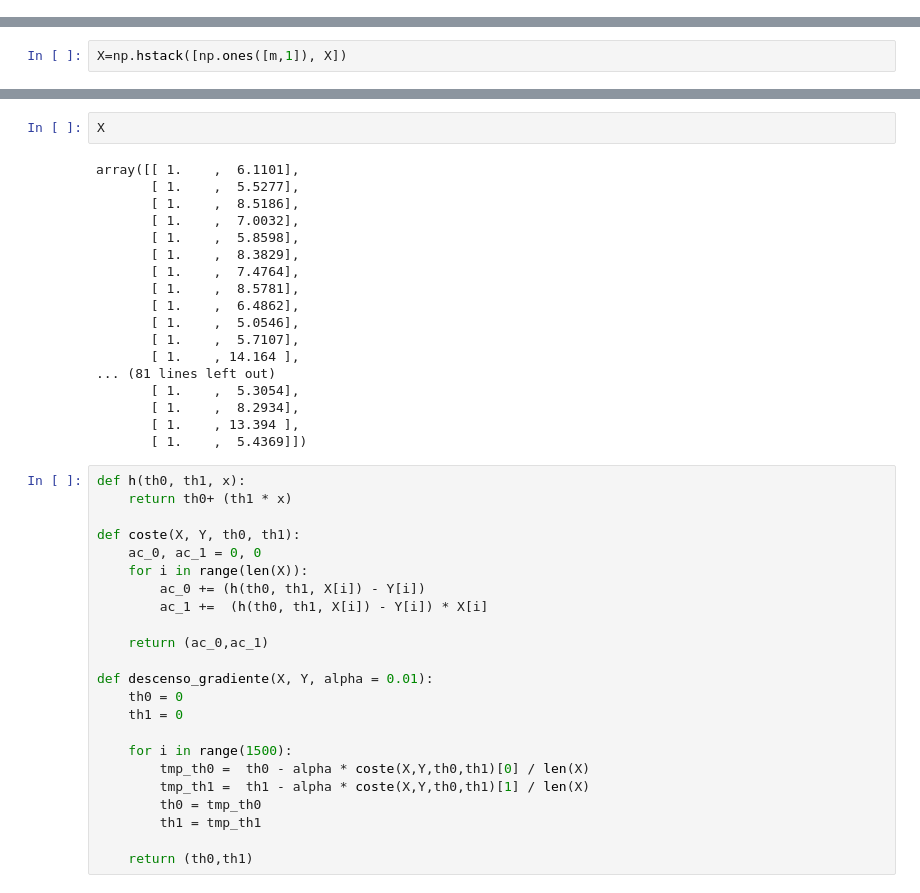
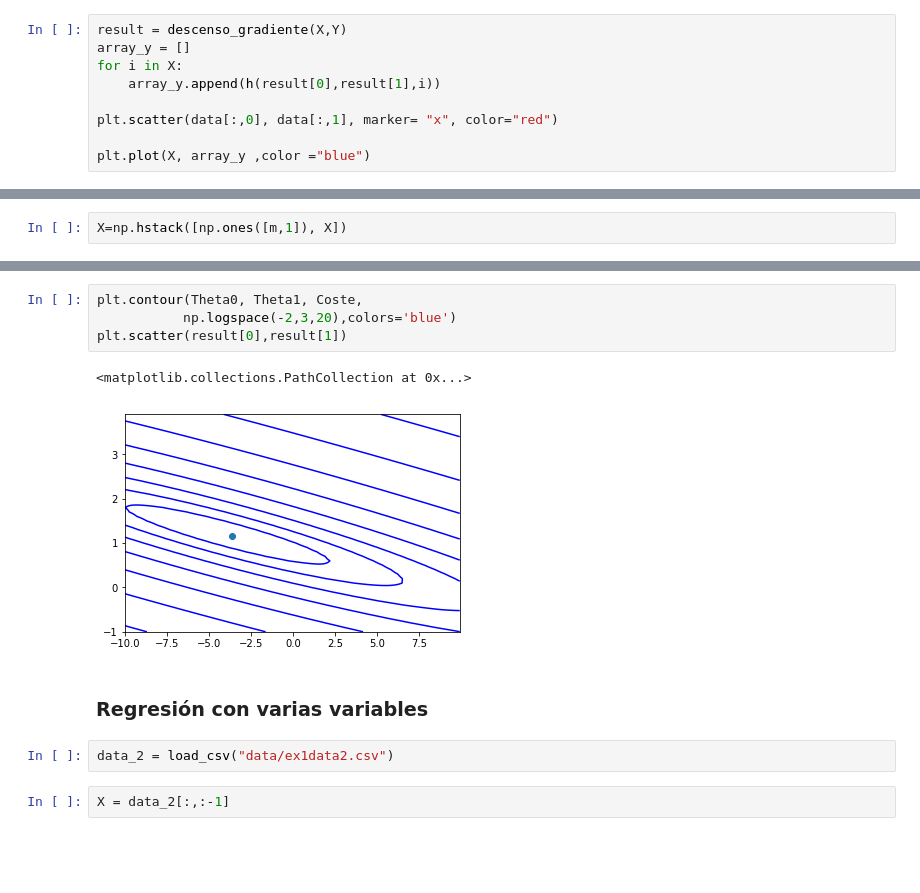
Before and after one commit to manumonforte/AA, a Jupyter notebook: Practice1/Practice1.ipynb, the cells around one changed output, grey strips where cells are left out. Saved outputs shown, nothing was run; the diff lists cells and outputs as text; blank space fills up the shorter version.

```diff
--- a/Practice1/Practice1.ipynb
+++ b/Practice1/Practice1.ipynb
@@ -72,0 +119,9 @@ n = np.shape(X)[1]
+# %%
+result = descenso_gradiente(X,Y)
+array_y = []
+for i in X:
+    array_y.append(h(result[0],result[1],i))
+
+plt.scatter(data[:,0], data[:,1], marker= "x", color="red")
+
+plt.plot(X, array_y ,color ="blue")
@@ -75,43 +155,13 @@ X=np.hstack([np.ones([m,1]), X])
+# %%
+plt.contour(Theta0, Theta1, Coste,
+           np.logspace(-2,3,20),colors='blue')
+plt.scatter(result[0],result[1])
+# %% [output]
+<matplotlib.collections.PathCollection at 0x...>
+[figure, added]
+# %% [markdown]
+### Regresión con varias variables
+# %%
+data_2 = load_csv("data/ex1data2.csv")
 # %%
-X
+X = data_2[:,:-1]
-# %% [output]
-array([[ 1.    ,  6.1101],
-       [ 1.    ,  5.5277],
-       [ 1.    ,  8.5186],
-       [ 1.    ,  7.0032],
-       [ 1.    ,  5.8598],
-       [ 1.    ,  8.3829],
-       [ 1.    ,  7.4764],
-       [ 1.    ,  8.5781],
-       [ 1.    ,  6.4862],
-       [ 1.    ,  5.0546],
-       [ 1.    ,  5.7107],
-       [ 1.    , 14.164 ],
-... (81 lines left out)
-       [ 1.    ,  5.3054],
-       [ 1.    ,  8.2934],
-       [ 1.    , 13.394 ],
-       [ 1.    ,  5.4369]])
-# %%
-def h(th0, th1, x):
-    return th0+ (th1 * x)
-
-def coste(X, Y, th0, th1):
-    ac_0, ac_1 = 0, 0
-    for i in range(len(X)):
-        ac_0 += (h(th0, th1, X[i]) - Y[i])
-        ac_1 +=  (h(th0, th1, X[i]) - Y[i]) * X[i]
-
-    return (ac_0,ac_1)
-
-def descenso_gradiente(X, Y, alpha = 0.01):
-    th0 = 0
-    th1 = 0
-
-    for i in range(1500):
-        tmp_th0 =  th0 - alpha * coste(X,Y,th0,th1)[0] / len(X)
-        tmp_th1 =  th1 - alpha * coste(X,Y,th0,th1)[1] / len(X)
-        th0 = tmp_th0
-        th1 = tmp_th1
-
-    return (th0,th1)
```
Also changed, not shown: parts of 13 cells of this notebook.
